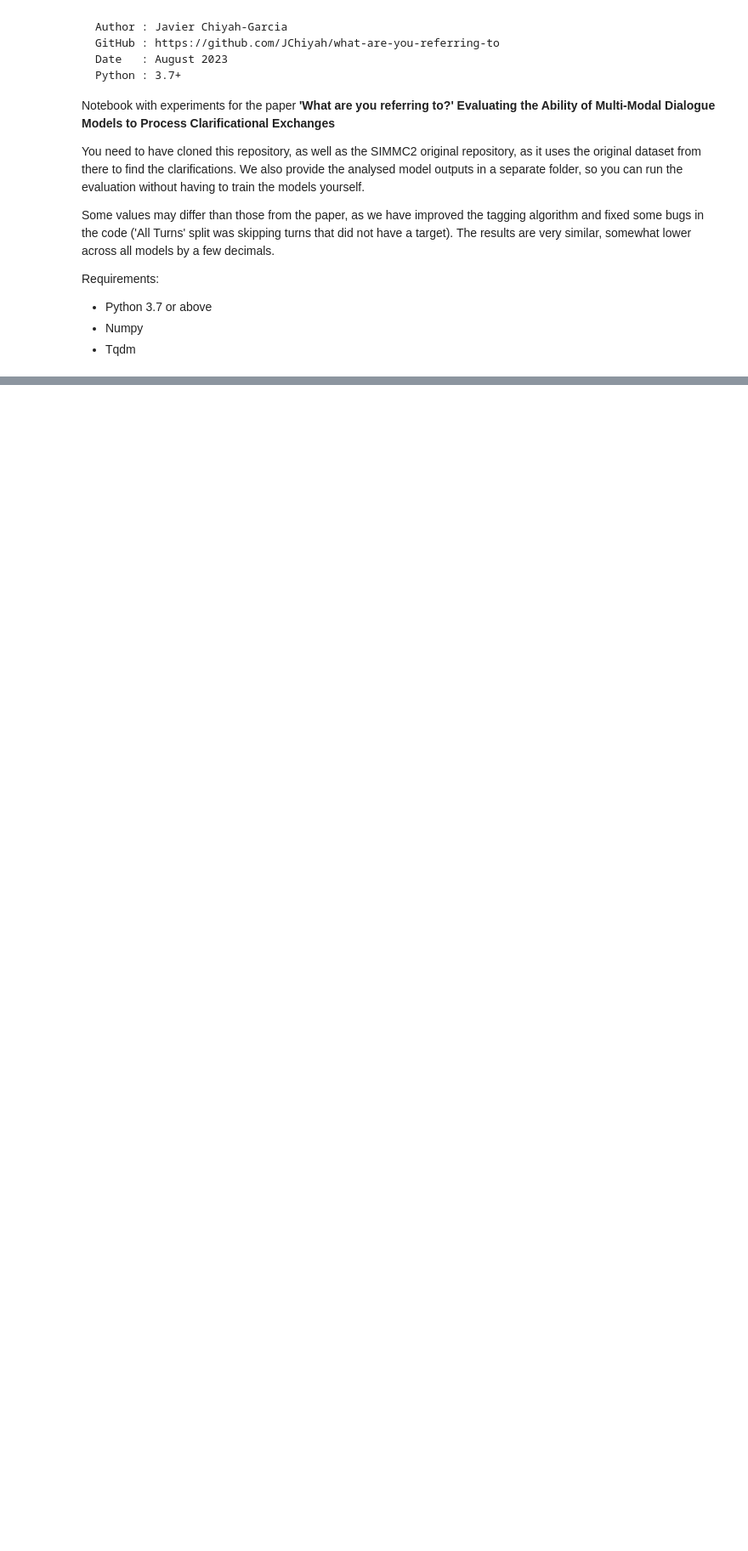
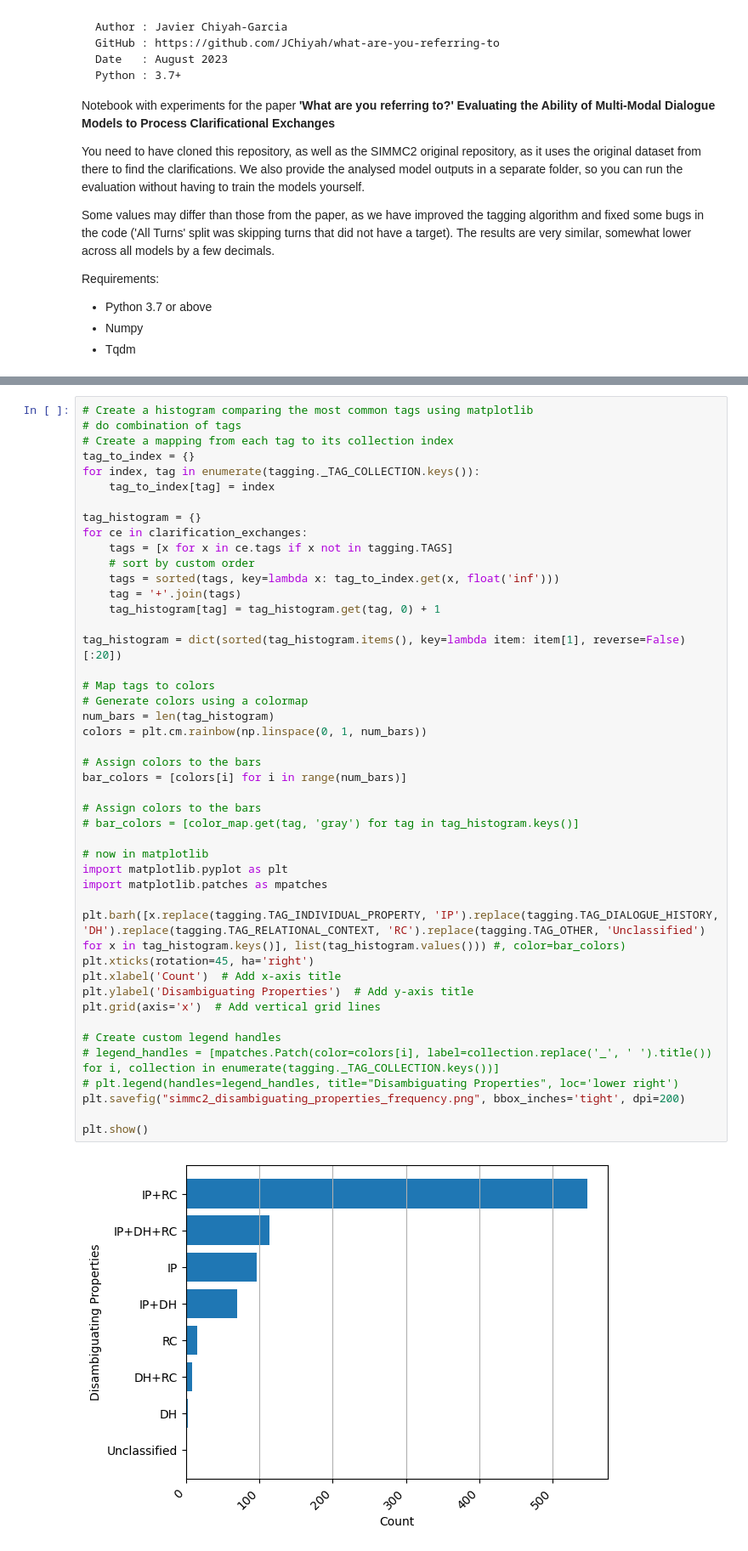
Before and after one commit to JChiyah/what-are-you-referring-to, a Jupyter notebook: run_experiments.ipynb, the cells around one changed output, grey strips where cells are left out. Shown at 85% size. Cells and saved outputs as stored; diff of their text form; blank space fills up the shorter version.

```diff
--- a/run_experiments.ipynb
+++ b/run_experiments.ipynb
@@ -149,0 +273,47 @@ all_splits = [
+# %%
+# Create a histogram comparing the most common tags using matplotlib
+# do combination of tags
+# Create a mapping from each tag to its collection index
+tag_to_index = {}
+for index, tag in enumerate(tagging._TAG_COLLECTION.keys()):
+    tag_to_index[tag] = index
+
+tag_histogram = {}
+for ce in clarification_exchanges:
+    tags = [x for x in ce.tags if x not in tagging.TAGS]
+    # sort by custom order
+    tags = sorted(tags, key=lambda x: tag_to_index.get(x, float('inf')))
+    tag = '+'.join(tags)
+    tag_histogram[tag] = tag_histogram.get(tag, 0) + 1
+
+tag_histogram = dict(sorted(tag_histogram.items(), key=lambda item: item[1], reverse=False)[:20])
+
+# Map tags to colors
+# Generate colors using a colormap
+num_bars = len(tag_histogram)
+colors = plt.cm.rainbow(np.linspace(0, 1, num_bars))
+
+# Assign colors to the bars
+bar_colors = [colors[i] for i in range(num_bars)]
+
+# Assign colors to the bars
+# bar_colors = [color_map.get(tag, 'gray') for tag in tag_histogram.keys()]
+
+# now in matplotlib
+import matplotlib.pyplot as plt
+import matplotlib.patches as mpatches
+
+plt.barh([x.replace(tagging.TAG_INDIVIDUAL_PROPERTY, 'IP').replace(tagging.TAG_DIALOGUE_HISTORY, 'DH').replace(tagging.TAG_RELATIONAL_CONTEXT, 'RC').replace(tagging.TAG_OTHER, 'Unclassified') for x in tag_histogram.keys()], list(tag_histogram.values())) #, color=bar_colors)
+plt.xticks(rotation=45, ha='right')
+plt.xlabel('Count')  # Add x-axis title
+plt.ylabel('Disambiguating Properties')  # Add y-axis title
+plt.grid(axis='x')  # Add vertical grid lines
+
+# Create custom legend handles
+# legend_handles = [mpatches.Patch(color=colors[i], label=collection.replace('_', ' ').title()) for i, collection in enumerate(tagging._TAG_COLLECTION.keys())]
+# plt.legend(handles=legend_handles, title="Disambiguating Properties", loc='lower right')
+plt.savefig("simmc2_disambiguating_properties_frequency.png", bbox_inches='tight', dpi=200)
+
+plt.show()
+# %% [output]
+[figure, added]
```
Also changed, not shown: parts of 11 cells of this notebook, 13 other files.
